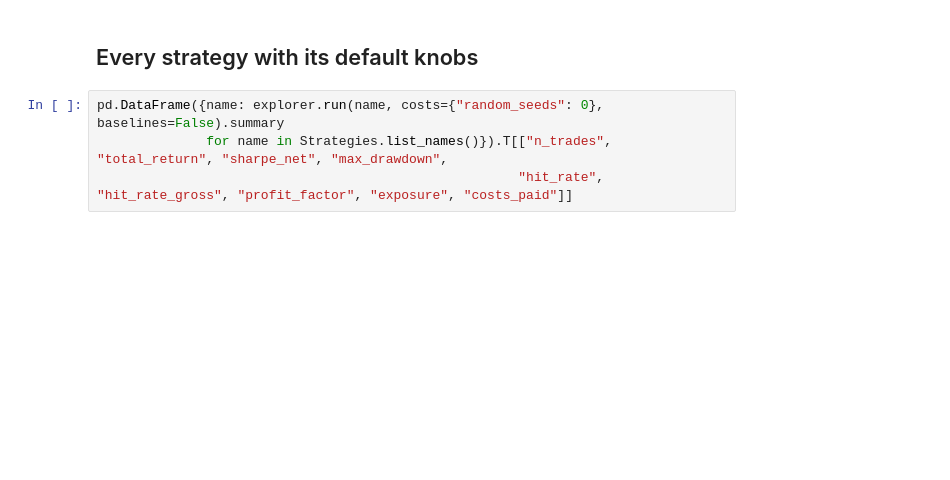
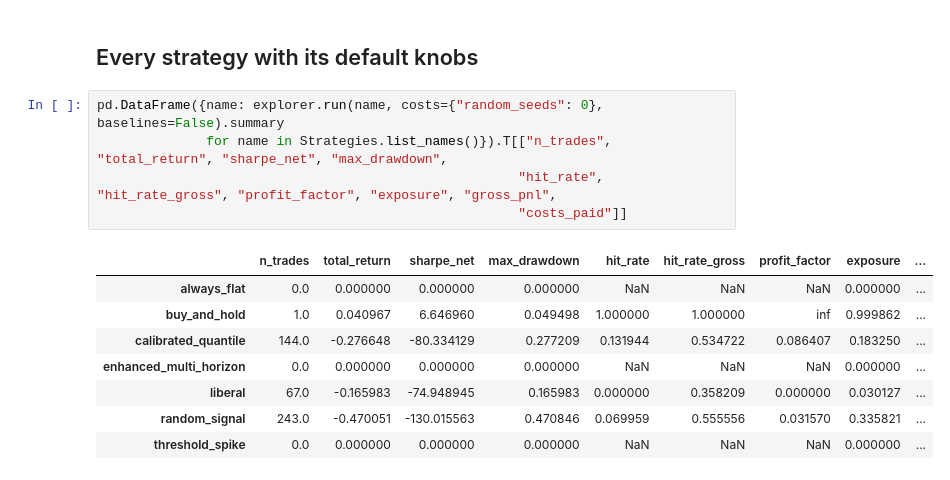
Before and after one commit to another-worlds/neural_trade, a Jupyter notebook: notebooks/02_backtest.ipynb, the cells around one changed output. Cells and saved outputs as stored; diff of their text form; blank space fills up the shorter version.

```diff
--- a/notebooks/02_backtest.ipynb
+++ b/notebooks/02_backtest.ipynb
@@ -30,4 +49,14 @@ explorer.click_run()   # render the default strategy once; then use the controls
 # %%
 pd.DataFrame({name: explorer.run(name, costs={"random_seeds": 0}, baselines=False).summary
               for name in Strategies.list_names()}).T[["n_trades", "total_return", "sharpe_net", "max_drawdown",
-                                                      "hit_rate", "hit_rate_gross", "profit_factor", "exposure", "costs_paid"]]
+                                                      "hit_rate", "hit_rate_gross", "profit_factor", "exposure", "gross_pnl",
+                                                      "costs_paid"]]
+# %% [output]
+|  | n_trades | total_return | sharpe_net | max_drawdown | hit_rate | hit_rate_gross | profit_factor | exposure | ... |
+| always_flat | 0.0 | 0.000000 | 0.000000 | 0.000000 | NaN | NaN | NaN | 0.000000 | ... |
+| buy_and_hold | 1.0 | 0.040967 | 6.646960 | 0.049498 | 1.000000 | 1.000000 | inf | 0.999862 | ... |
+| calibrated_quantile | 144.0 | -0.276648 | -80.334129 | 0.277209 | 0.131944 | 0.534722 | 0.086407 | 0.183250 | ... |
+| enhanced_multi_horizon | 0.0 | 0.000000 | 0.000000 | 0.000000 | NaN | NaN | NaN | 0.000000 | ... |
+| liberal | 67.0 | -0.165983 | -74.948945 | 0.165983 | 0.000000 | 0.358209 | 0.000000 | 0.030127 | ... |
+| random_signal | 243.0 | -0.470051 | -130.015563 | 0.470846 | 0.069959 | 0.555556 | 0.031570 | 0.335821 | ... |
+| threshold_spike | 0.0 | 0.000000 | 0.000000 | 0.000000 | NaN | NaN | NaN | 0.000000 | ... |
```
Also changed, not shown: parts of 5 cells of this notebook, 16 other files.
